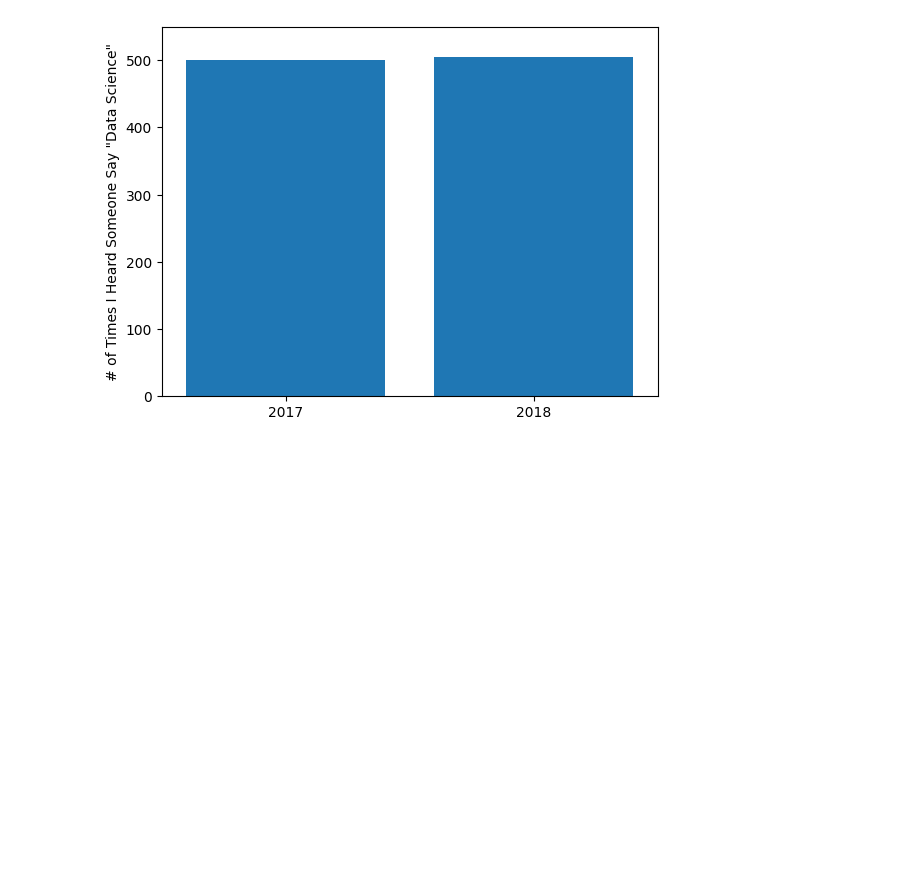
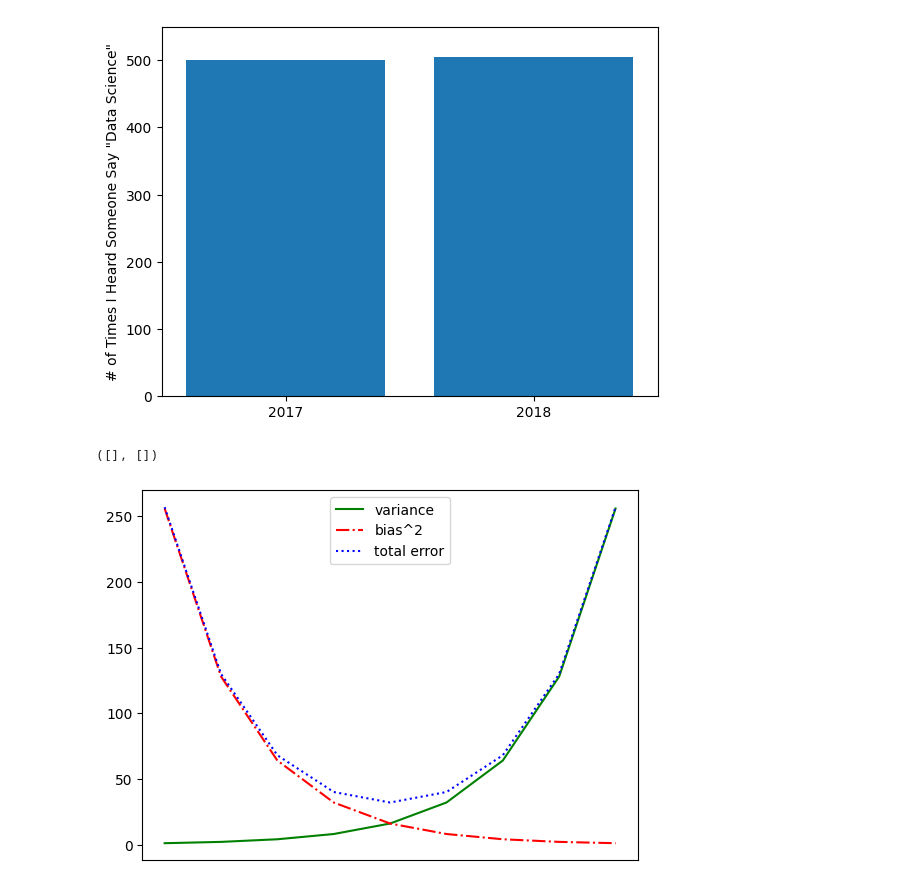
Before and after one commit to CalebFrumkin/DS-From-Scratch, a Jupyter notebook: Chapter3.ipynb, the cells around one changed output. Cells and saved outputs as stored; diff of their text form; code cells hidden in the pictures; blank space fills up the shorter version.

```diff
--- a/Chapter3.ipynb
+++ b/Chapter3.ipynb
@@ -72,3 +72,20 @@ plt.axis([2016.5, 2018.5, 0, 550])
 # %% [output]
 (np.float64(2016.5), np.float64(2018.5), np.float64(0.0), np.float64(550.0))
 [figure]
+# %%
+variance = [2**x for x in range(9)]
+biasSquared = variance.copy()
+biasSquared.reverse()
+
+totalError = [x + y for x, y in zip(variance, biasSquared)]
+xs = [i for i, _ in enumerate(variance)]
+
+plt.plot(xs, variance, 'g-', label='variance')
+plt.plot(xs, biasSquared, 'r-.', label='bias^2')
+plt.plot(xs, totalError, 'b:', label='total error')
+
+plt.legend(loc=9)
+plt.xticks([])
+# %% [output]
+([], [])
+[figure, added]
```
Also changed, not shown: parts of 2 cells of this notebook, 1 other file.
